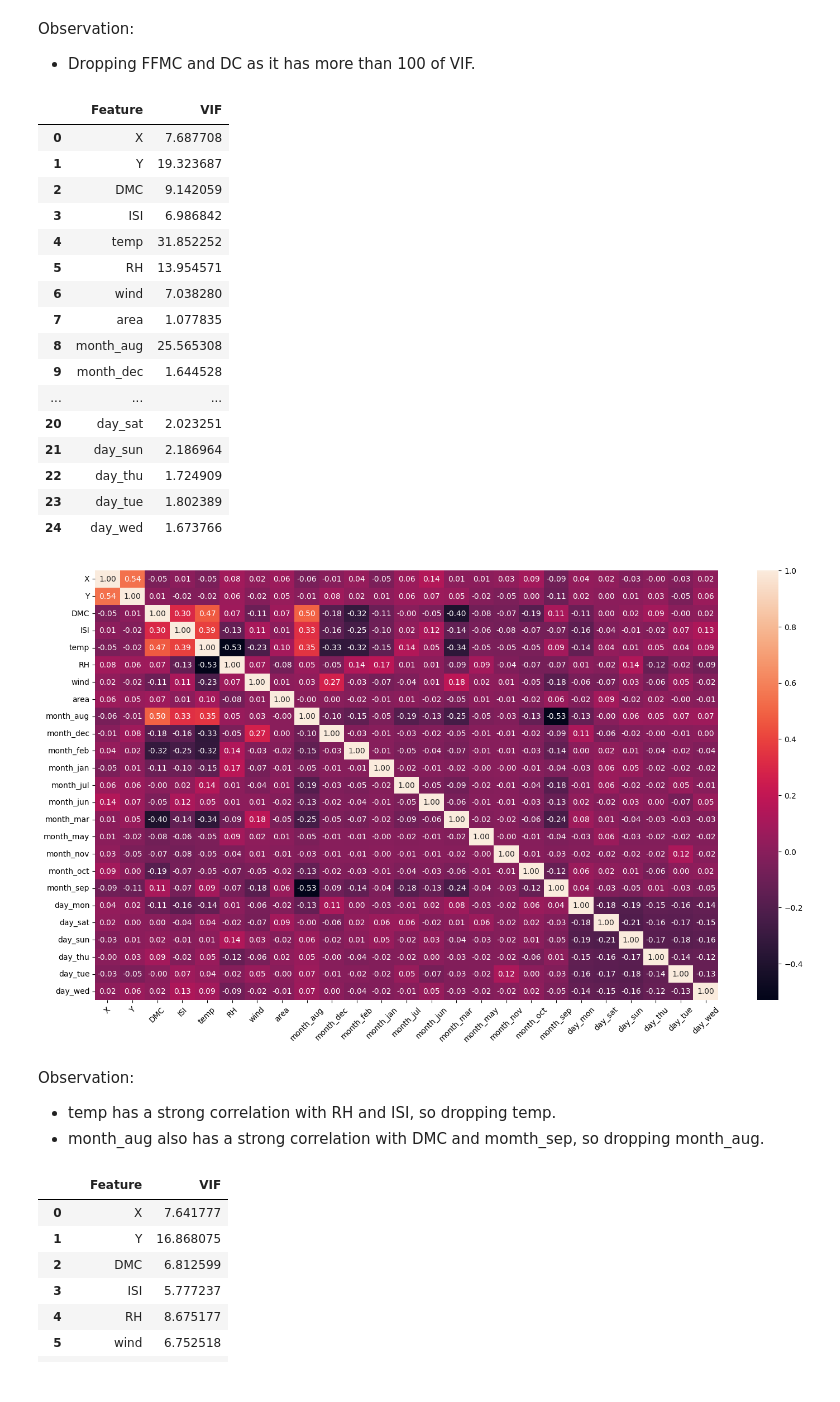
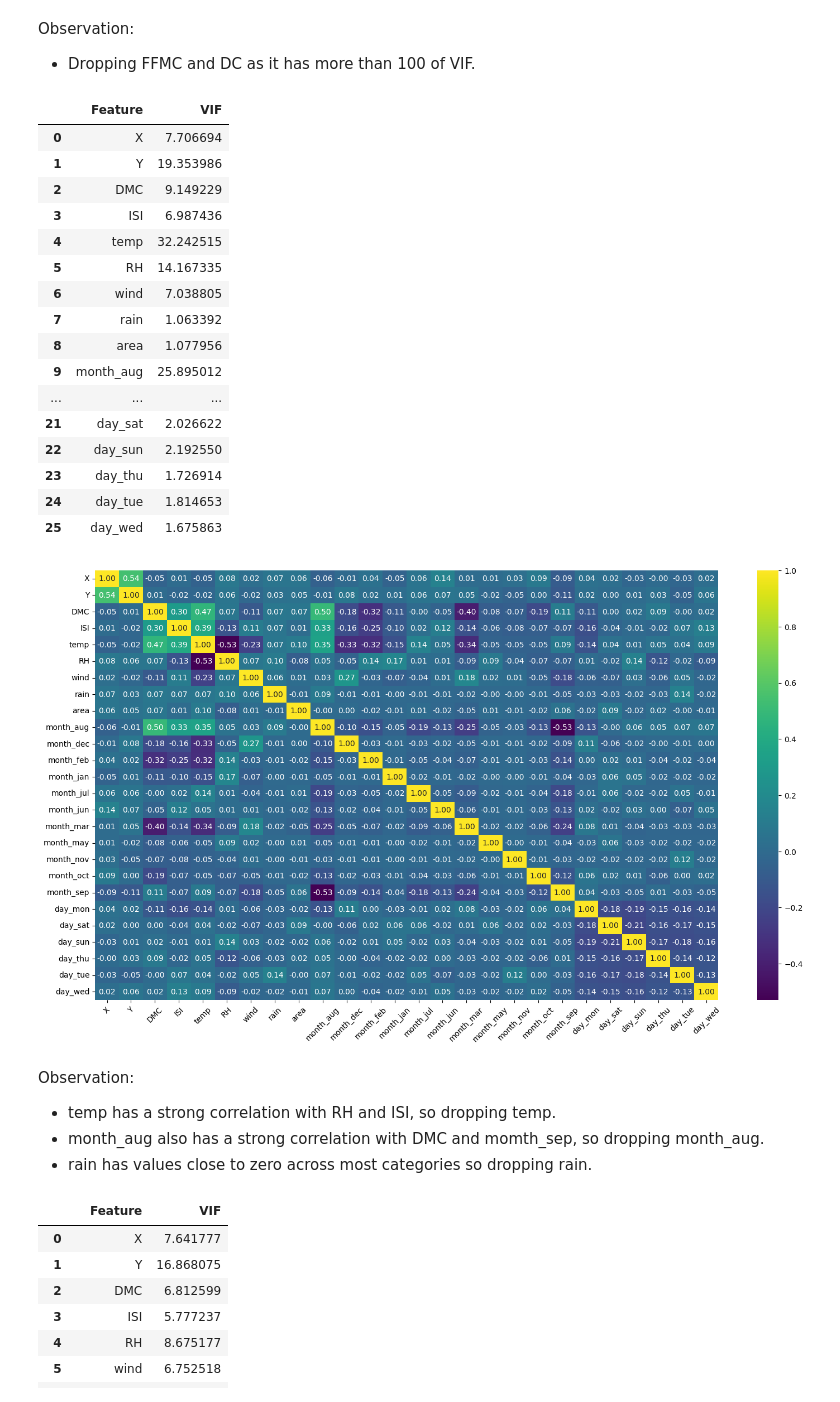
Before and after one commit to Graceyujung/ML, a Jupyter notebook: multi_linear_regression/Grace_Regression_Assignment.ipynb, the cells around one changed output. Saved outputs shown, nothing was run; the diff lists cells and outputs as text; code cells hidden in the pictures.

```diff
--- a/multi_linear_regression/Grace_Regression_Assignment.ipynb
+++ b/multi_linear_regression/Grace_Regression_Assignment.ipynb
@@ -82,10 +82,14 @@ array(['fri', 'tue', 'sat', 'sun', 'mon', 'wed', 'thu'], dtype=object)
 # %%
 from sklearn.preprocessing import OrdinalEncoder, LabelEncoder, OneHotEncoder
 
-oe = pd.get_dummies(data, columns=['month', 'day'], drop_first=True)
+# copy the og dataframe
+df = data.copy()
+
+# one-hot encoding
+data = pd.get_dummies(data, columns=['month', 'day'], drop_first=True)
 # %% [markdown]
 Observation: Used one-hot encoding as they don't have continuous values.
 # %%
-boolean_cols = oe.select_dtypes(include=['bool'])
+boolean_cols = data.select_dtypes(include=['bool'])
 for col in boolean_cols.columns:
-    oe[col] = oe[col].astype(int)
+    data[col] = data[col].astype(int)
@@ -206,41 +191,42 @@ vif_df
 Observation:
 - Dropping FFMC and DC as it has more than 100 of VIF.
 # %%
-oe.drop(['FFMC', 'DC'], axis=1, inplace=True)
+data.drop(['FFMC', 'DC'], axis=1, inplace=True)
 
-vif_data = pd.DataFrame({'Feature': oe.columns,
-                       'VIF': [vif(oe.values, i) for i in range(oe.shape[1])]})
-vif_data
+vif_df = pd.DataFrame({'Feature': data.columns,
+                       'VIF': [vif(data.values, i) for i in range(data.shape[1])]})
+vif_df
 # %% [output]
 |  | Feature | VIF |
-| 0 | X | 7.687708 |
-| 1 | Y | 19.323687 |
-| 2 | DMC | 9.142059 |
-| 3 | ISI | 6.986842 |
-| 4 | temp | 31.852252 |
-| 5 | RH | 13.954571 |
-| 6 | wind | 7.038280 |
-| 7 | area | 1.077835 |
-| 8 | month_aug | 25.565308 |
-| 9 | month_dec | 1.644528 |
+| 0 | X | 7.706694 |
+| 1 | Y | 19.353986 |
+| 2 | DMC | 9.149229 |
+| 3 | ISI | 6.987436 |
+| 4 | temp | 32.242515 |
+| 5 | RH | 14.167335 |
+| 6 | wind | 7.038805 |
+| 7 | rain | 1.063392 |
+| 8 | area | 1.077956 |
+| 9 | month_aug | 25.895012 |
 | ... | ... | ... |
-| 20 | day_sat | 2.023251 |
-| 21 | day_sun | 2.186964 |
-| 22 | day_thu | 1.724909 |
-| 23 | day_tue | 1.802389 |
-| 24 | day_wed | 1.673766 |
+| 21 | day_sat | 2.026622 |
+| 22 | day_sun | 2.192550 |
+| 23 | day_thu | 1.726914 |
+| 24 | day_tue | 1.814653 |
+| 25 | day_wed | 1.675863 |
 # %%
-corr = oe.corr()
+corr = data.corr()
 
 plt.figure(figsize=(18,10))
-sns.heatmap(corr, annot=True, fmt='.2f')
+sns.heatmap(corr, annot=True, cmap='viridis', fmt='.2f')
 plt.xticks(rotation=45)
 plt.yticks()
 plt.show()
 # %% [output]
-[figure, old version]
+[figure, new version]
 # %% [markdown]
 Observation:
 - temp has a strong correlation with RH and ISI, so dropping temp.
 - month_aug also has a strong correlation with DMC and momth_sep, so dropping month_aug.
+- rain has values close to zero across most categories so dropping rain.
 # %%
```
Also changed, not shown: parts of 18 cells of this notebook.
